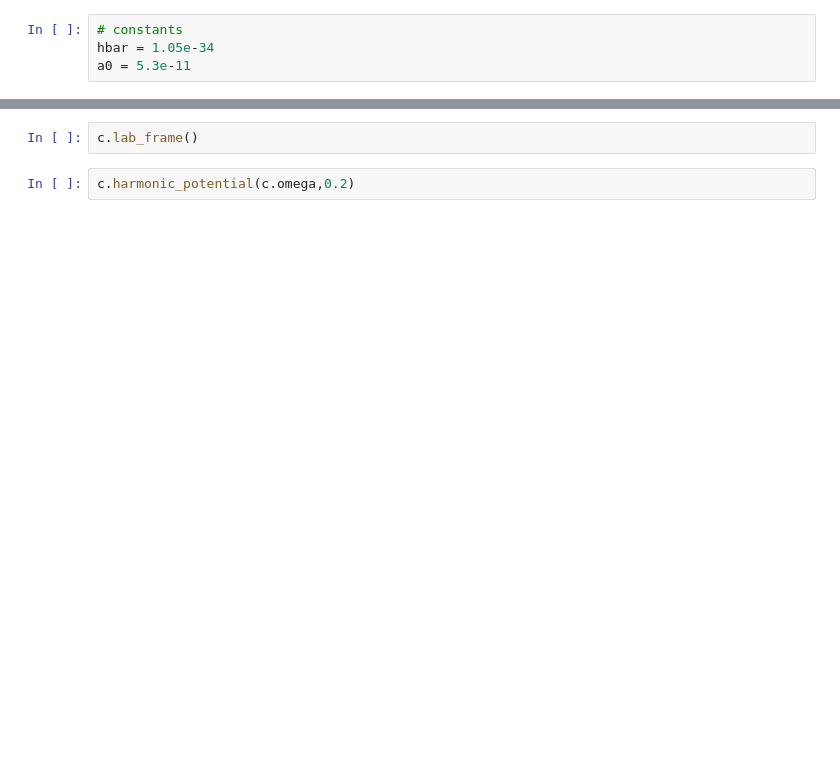
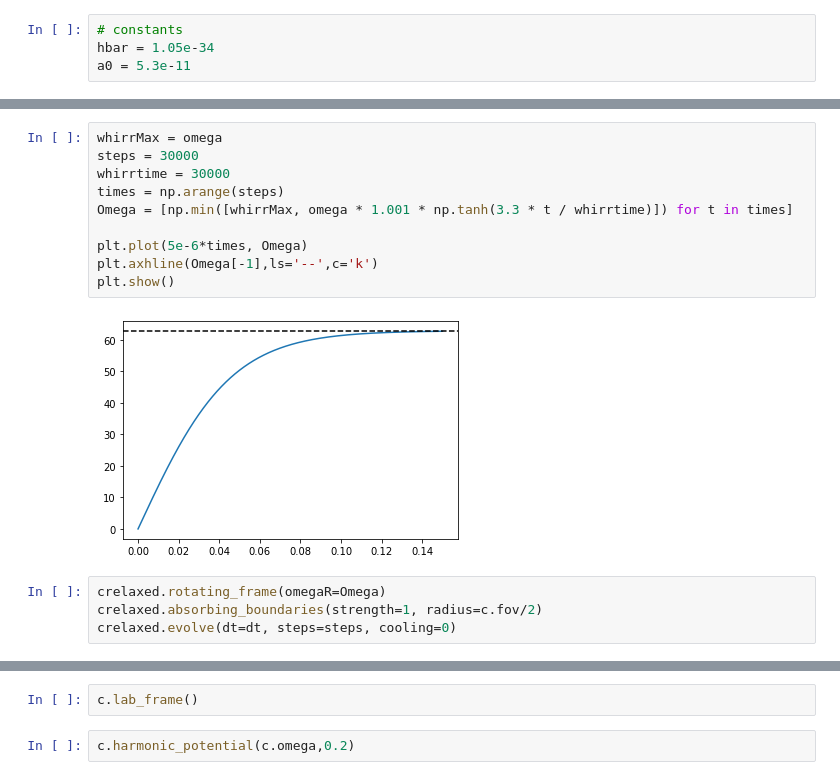
Before and after one commit to biswaroopmukherjee/condensate, a Jupyter notebook: notebooks/working on condensate class.ipynb, the cells around one changed output, grey strips where cells are left out. Saved outputs shown, nothing was run; the diff lists cells and outputs as text; blank space fills up the shorter version.

```diff
--- a/notebooks/working on condensate class.ipynb
+++ b/notebooks/working on condensate class.ipynb
@@ -150,0 +235,16 @@ c.evolve(dt=1e-4,steps=0, cooling=0)
+# %%
+whirrMax = omega
+steps = 30000
+whirrtime = 30000
+times = np.arange(steps)
+Omega = [np.min([whirrMax, omega * 1.001 * np.tanh(3.3 * t / whirrtime)]) for t in times]
+
+plt.plot(5e-6*times, Omega)
+plt.axhline(Omega[-1],ls='--',c='k')
+plt.show()
+# %% [output]
+[figure, added]
+# %%
+crelaxed.rotating_frame(omegaR=Omega)
+crelaxed.absorbing_boundaries(strength=1, radius=c.fov/2)
+crelaxed.evolve(dt=dt, steps=steps, cooling=0)
```
Also changed, not shown: parts of 20 cells of this notebook, 2 other files.
